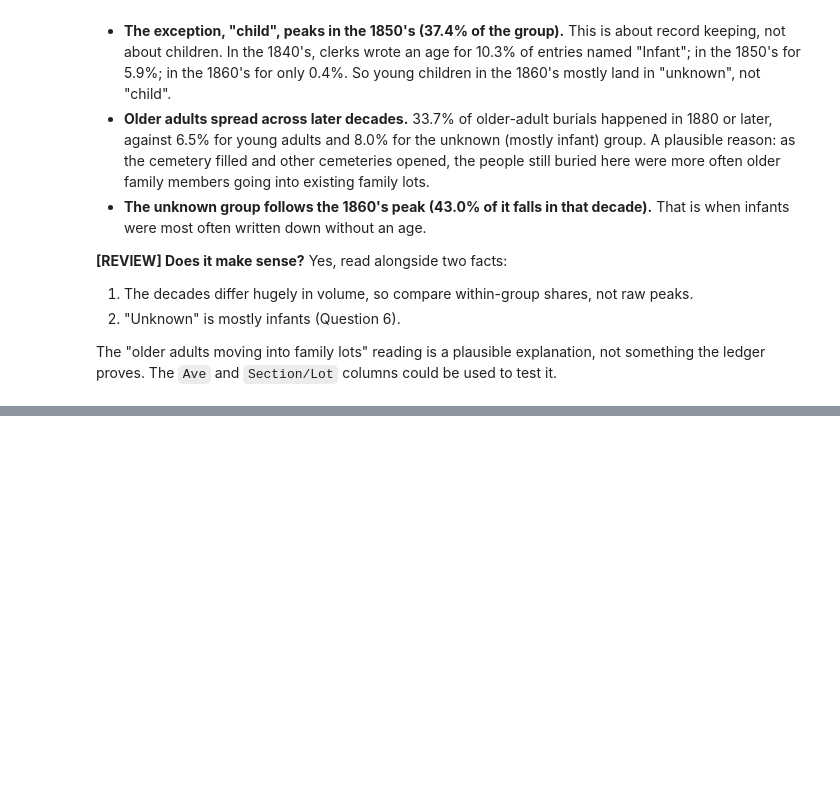
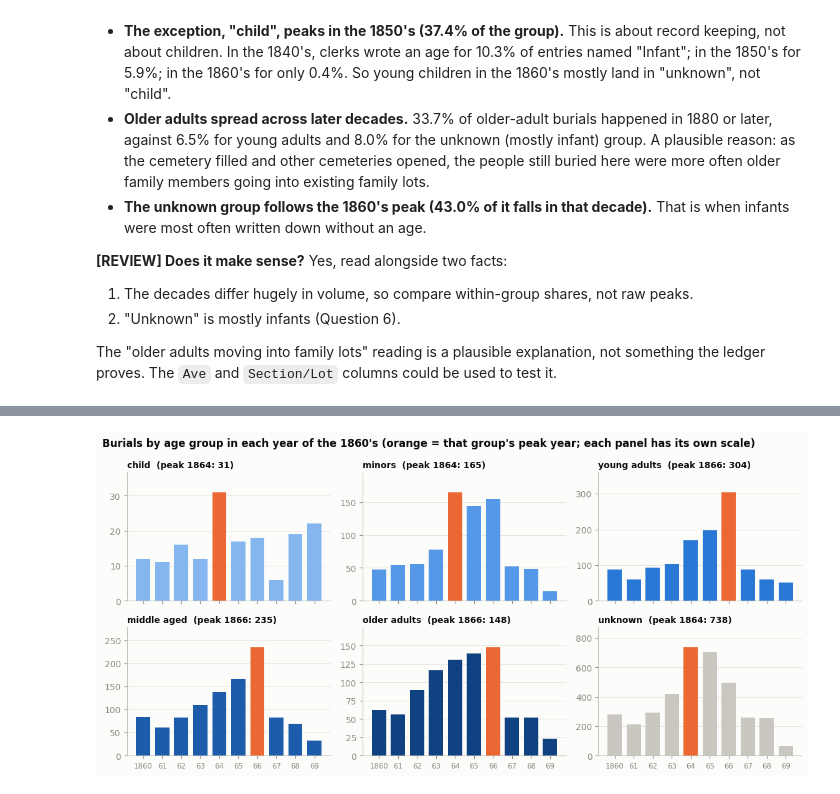
Before and after one commit to ryRyTheCoder/cause_of_death, a Jupyter notebook: submissions/juan_zavala/cemetery_analysis.ipynb, the cells around one changed output, grey strips where cells are left out. Cells and saved outputs as stored; diff of their text form; code cells hidden in the pictures; blank space fills up the shorter version.

```diff
--- a/submissions/juan_zavala/cemetery_analysis.ipynb
+++ b/submissions/juan_zavala/cemetery_analysis.ipynb
@@ -905,0 +910,30 @@ The "older adults moving into family lots" reading is a plausible explanation, n
+# %%
+s60 = df[df['_year'].between(1860, 1869)]
+pv = pd.crosstab(s60['_year'].astype(int), s60['age group']).reindex(columns=AGE_ORDER, fill_value=0)
+pv['total'] = pv.sum(axis=1)
+pv.index.name = 'year'
+pv.to_csv(RESULTS / 'age_group_1860s.csv')
+idx = (pv[AGE_ORDER].div(pv.loc[1860, AGE_ORDER]) * 100).round(0)
+peak = pv[AGE_ORDER].idxmax()
+for g in AGE_ORDER:
+    k = g.replace(' ', '_')
+    fact(f'q8_{k}_peak', int(peak[g]), str(int(peak[g])))
+    fact(f'q8_{k}_1860', int(pv.loc[1860, g]))
+    fact(f'q8_{k}_max', int(pv[g].max()))
+    fact(f'q8_{k}_x', f"{pv[g].max() / pv.loc[1860, g]:.1f}×")
+fact('q8_total_1860', int(pv.loc[1860, 'total']))
+fact('q8_total_1864', int(pv.loc[1864, 'total']))
+fact('q8_total_1869', int(pv.loc[1869, 'total']))
+fact('q8_unknown_1868', int(pv.loc[1868, 'unknown']))
+fact('q8_unknown_1869', int(pv.loc[1869, 'unknown']))
+fact('q8_child_1868', int(pv.loc[1868, 'child']))
+fact('q8_child_1869', int(pv.loc[1869, 'child']))
+cause60 = df['Cause of Death Updated']
+def cause_share(year, group, cause):
+    m = (df['_year'] == year) & (df['age group'] == group)
+    return (cause60[m] == cause).mean()
+fact('q8_ya_cholera_1866', pct(cause_share(1866, 'young adults', 'Cholera'), 0))
+fact('q8_ma_cholera_1866', pct(cause_share(1866, 'middle aged', 'Cholera'), 0))
+fact('q8_unk_measles_1864', pct(cause_share(1864, 'unknown', 'Measles'), 0))
+fact('q8_child_measles_1864', pct(cause_share(1864, 'child', 'Measles'), 0))
+pv
@@ -905,0 +953,17 @@ The "older adults moving into family lots" reading is a plausible explanation, n
+# %%
+fig, axes = plt.subplots(2, 3, figsize=(11.5, 5.6), sharex=True)
+for ax, g in zip(axes.flat, AGE_ORDER):
+    vals = pv[g]
+    cols = [AGE_COLORS[g] if y != peak[g] else ORANGE for y in vals.index]
+    ax.bar(vals.index, vals.values, color=cols, width=0.75)
+    ax.set_title(f'{g}  (peak {peak[g]}: {vals.max():,})', fontsize=10)
+    ax.set_ylim(0, vals.max() * 1.18)
+    ax.grid(axis='x', visible=False)
+    ax.set_xticks(range(1860, 1870))
+    ax.set_xticklabels([str(y)[2:] if y != 1860 else '1860' for y in range(1860, 1870)], fontsize=8.5)
+fig.suptitle("Burials by age group in each year of the 1860's (orange = that group's peak year; each panel has its own scale)",
+             x=0.01, ha='left', fontsize=12, fontweight='bold')
+fig.tight_layout()
+save(fig, 'q8_age_groups_1860s.png')
+# %% [output]
+[figure, added]
```
Also changed, not shown: parts of 5 cells of this notebook, 3 other files.
